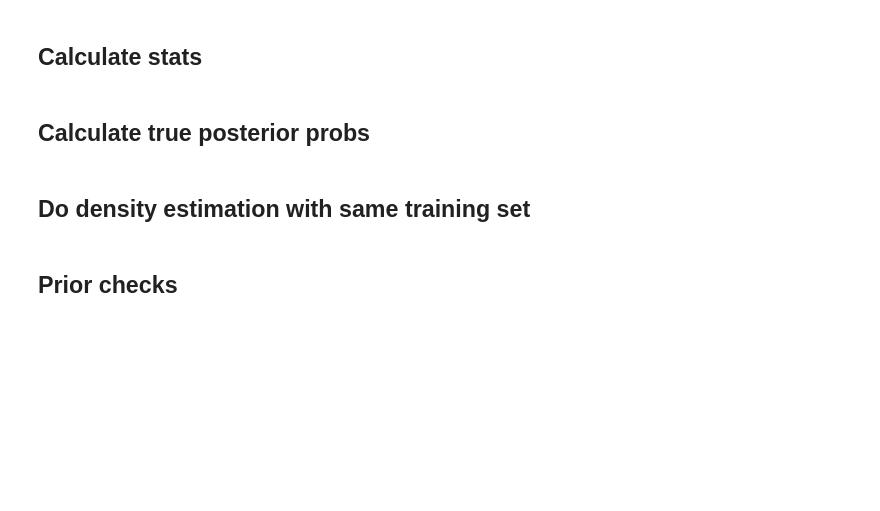
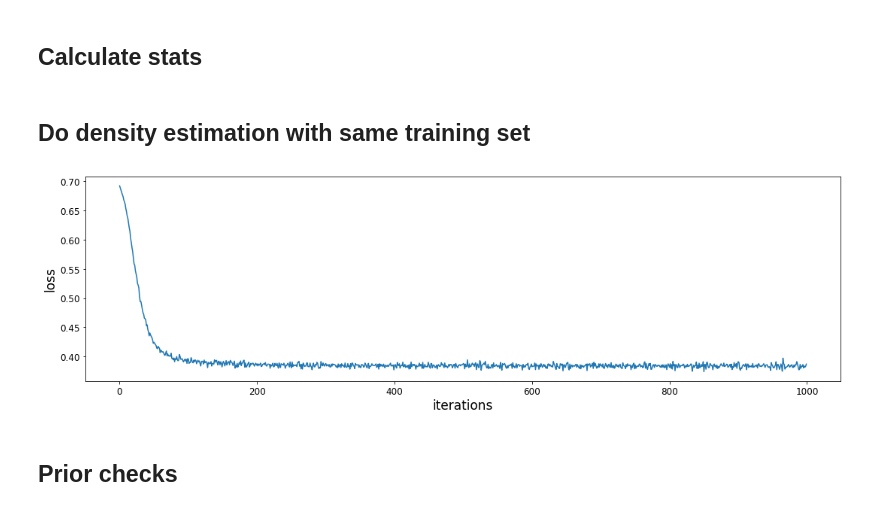
Before and after one commit to janfb/mcabc, a Jupyter notebook: notebooks/ModelComparison_ToyExample_RejectionSampling.ipynb, the cells around one changed output. Cells and saved outputs as stored; diff of their text form; code cells hidden in the pictures; blank space fills up the shorter version.

Commit message:
figure notebooks

```diff
--- a/notebooks/ModelComparison_ToyExample_RejectionSampling.ipynb
+++ b/notebooks/ModelComparison_ToyExample_RejectionSampling.ipynb
@@ -167,7 +328,7 @@ for ii in tqdm.tqdm(range(ntest)):
 # %% [markdown]
 ## Generate data sets with similar number of samples as used by SMC
 # %%
-n = n_simulations
+n = 50000
 params_poi = prior_lam.rvs(size=int(n / 2))
 params_nb = np.vstack((prior_k.rvs(size=int(n / 2)),
                        prior_theta.rvs(size=int(n / 2)))).T
@@ -179,5 +340,3 @@ data_nb = model_nb.gen(params_nb)
 # %%
 stats_poi = np.array([data_poi.mean(axis=1), data_poi.var(axis=1)]).T
 stats_nb = np.array([data_nb.mean(axis=1), data_nb.var(axis=1)]).T
-# %% [markdown]
-## Calculate true posterior probs
@@ -194,6 +345,7 @@ for xi in tqdm.tqdm(xtest):
 # %%
 # shuffle and set up model index target vector
 x_all = np.vstack((data_poi, data_nb))
+ntrain = n
 
 # define model indices
 m_all = np.hstack((np.zeros(data_poi.shape[0]), np.ones(data_nb.shape[0]))).squeeze().astype(int).tolist()
@@ -214,16 +366,18 @@ sx_zt, training_norm = normalize(sx)
 # %%
 model = ClassificationMDN(n_input=2, n_hidden_units=10, n_hidden_layers=1)
 optimizer = torch.optim.Adam(model.parameters(), lr=0.01)
 trainer = Trainer(model, optimizer, verbose=True, classification=True)
 
-n_epochs = 10
-n_minibatch = int(ntrain / 100)
+n_epochs = 100
+n_minibatch = int(ntrain / 10)
 
 # train with training data
 loss_trace = trainer.train(sx_zt, m, n_epochs=n_epochs, n_minibatch=n_minibatch)
 plt.plot(loss_trace)
 plt.ylabel('loss')
 plt.xlabel('iterations');
+# %% [output]
+[figure, added]
 # %% [markdown]
 ## Prior checks
 # %%
```
Also changed, not shown: parts of 15 cells of this notebook, 12 other files.
